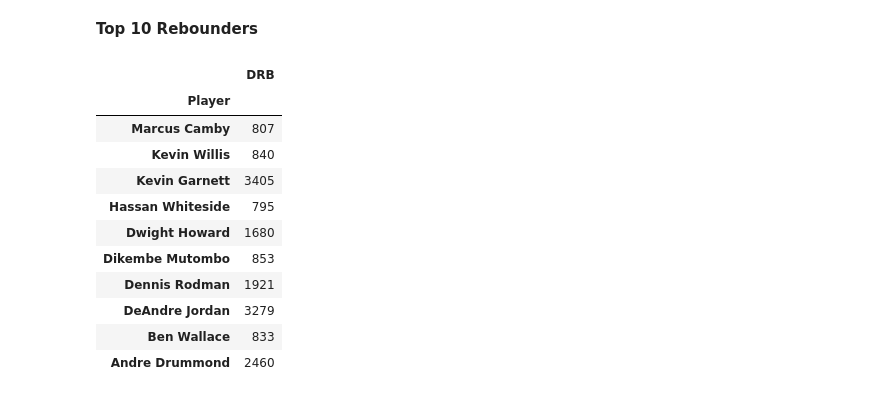
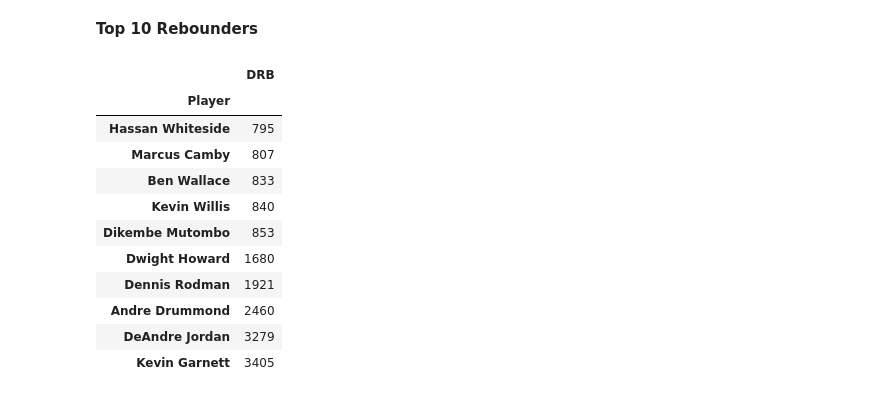
Before and after one commit to pnisenson/NBA-Player-Statistics, a Jupyter notebook: Queries.ipynb, the cells around one changed output. Cells and saved outputs as stored; diff of their text form; code cells hidden in the pictures.

```diff
--- a/Queries.ipynb
+++ b/Queries.ipynb
@@ -184,22 +184,21 @@ defensive_df = defensive_df.reset_index()
 # %%
 # Select the required columns for plotting
 defensive_df = defensive_df[['Player', 'DRB']]
 grouped = defensive_df.groupby('Player') # groupby player name as players who have played in multiple years are repeated
-final = grouped.sum().sort_values('DRB', ascending=False)
-final= final.iloc[::-1]
+final = grouped.sum().sort_values('DRB', ascending=True)
 final
 # %% [output]
 |  | DRB |
 | Player |  |
+| Hassan Whiteside | 795 |
 | Marcus Camby | 807 |
+| Ben Wallace | 833 |
 | Kevin Willis | 840 |
+| Dikembe Mutombo | 853 |
+| Dwight Howard | 1680 |
+| Dennis Rodman | 1921 |
+| Andre Drummond | 2460 |
+| DeAndre Jordan | 3279 |
 | Kevin Garnett | 3405 |
-| Hassan Whiteside | 795 |
-| Dwight Howard | 1680 |
-| Dikembe Mutombo | 853 |
-| Dennis Rodman | 1921 |
-| DeAndre Jordan | 3279 |
-| Ben Wallace | 833 |
-| Andre Drummond | 2460 |
 # %%
 # Plot the dataframe as a horizontal bar chart
```
Also changed, not shown: parts of 1 cell of this notebook.
